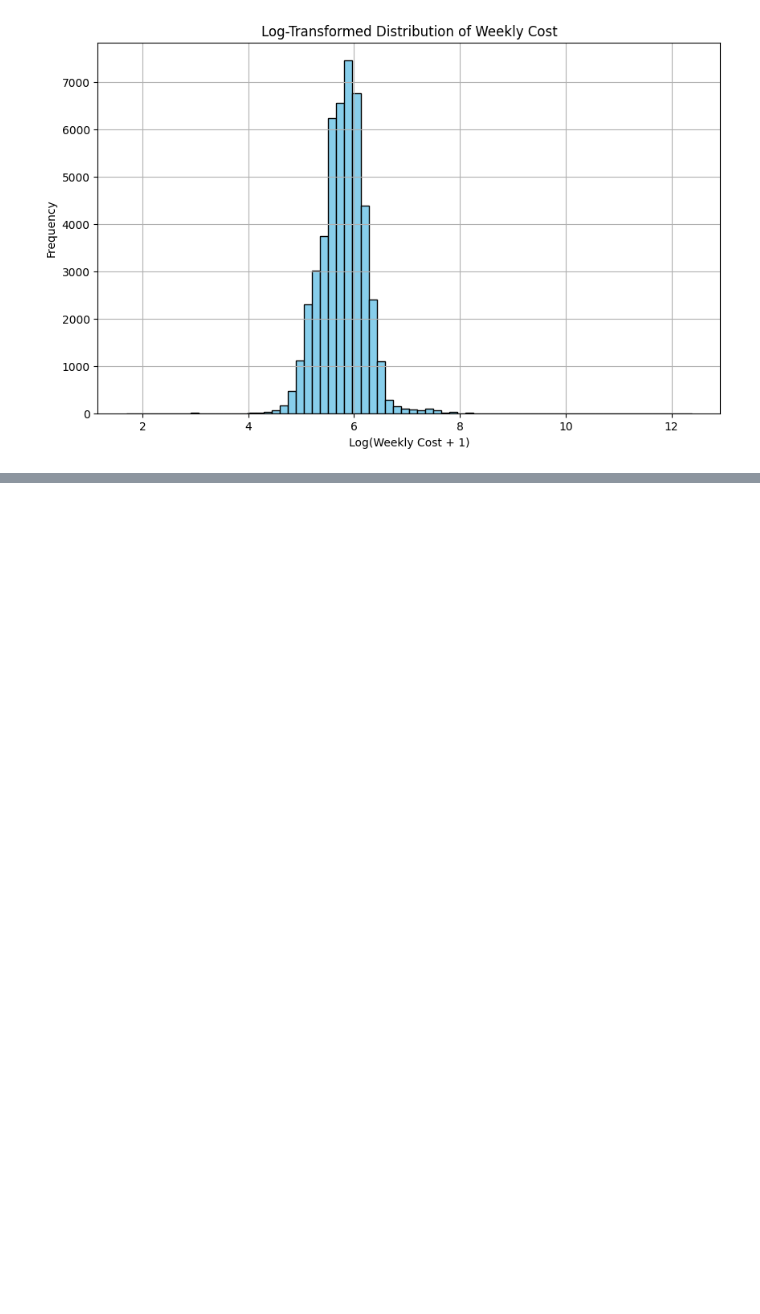
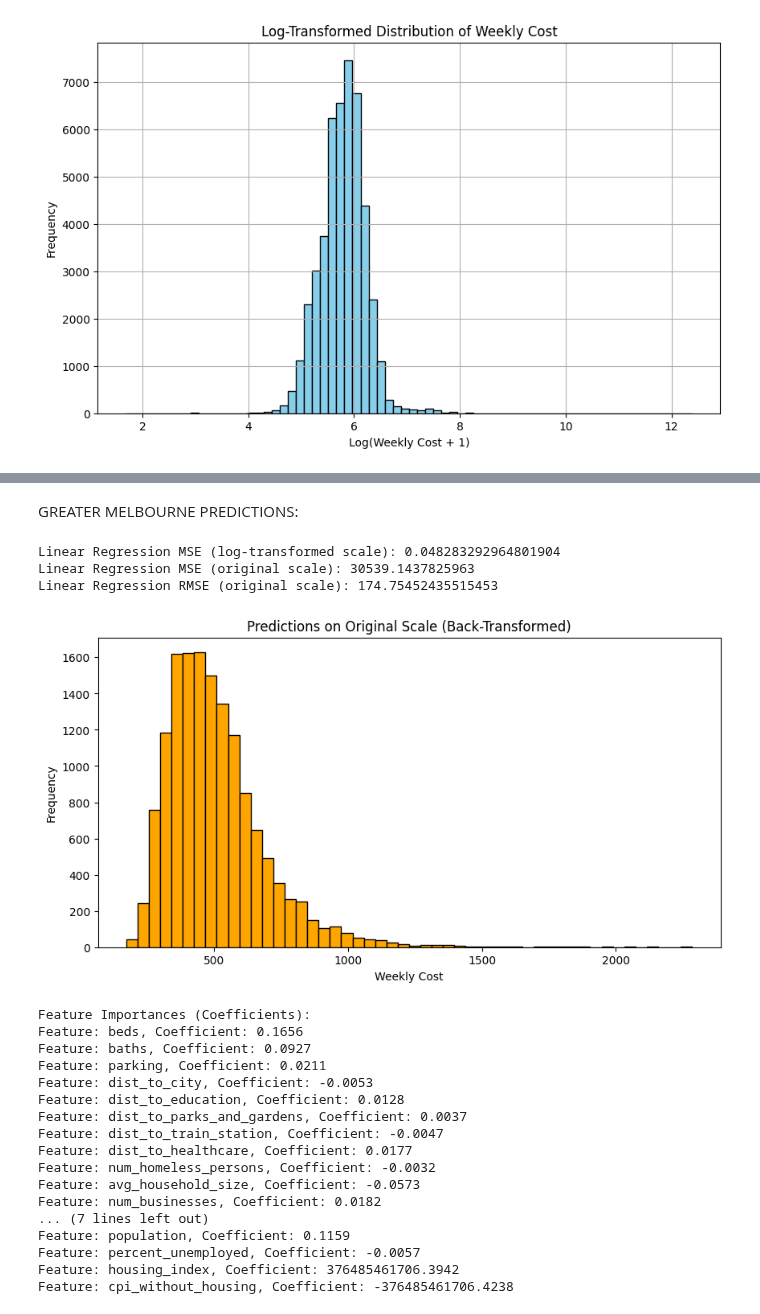
Before and after one commit to MAST30034-AppliedDataScience/project-2-group-real-estate-industry-project-31, a Jupyter notebook: notebooks/modelling_properties.ipynb, the cells around one changed output, grey strips where cells are left out. Cells and saved outputs as stored; diff of their text form; code cells hidden in the pictures; blank space fills up the shorter version.

Commit message:
modelled for greater melb

```diff
--- a/notebooks/modelling_properties.ipynb
+++ b/notebooks/modelling_properties.ipynb
@@ -143,0 +70,76 @@ Feature 21: 0.0172
+# %% [markdown]
+GREATER MELBOURNE PREDICTIONS:
+# %%
+
+# Step 1: Drop NaN values
+greater_melbourne = greater_melbourne.dropna()
+
+# Step 2: Separate features (X) and target variable (y) with log transformation
+X_gm = greater_melbourne.drop(columns=['weekly_cost'])
+y_gm_log = np.log1p(greater_melbourne['weekly_cost'])  # log1p for better handling of small values
+
+# Step 3: Scale the features
+scaler = StandardScaler()
+X_gm_scaled = scaler.fit_transform(X_gm)
+
+# Step 4: Split the dataset into training and testing sets
+X_train_gm, X_test_gm, y_train_gm, y_test_gm = train_test_split(X_gm_scaled, y_gm_log, test_size=0.2, random_state=42)
+
+# Step 5: Train the Linear Regression model
+lr_model = LinearRegression()
+lr_model.fit(X_train_gm, y_train_gm)
+
+# Step 6: Make predictions on the test set (log-transformed)
+y_pred_lr_gm = lr_model.predict(X_test_gm)
+
+# Step 7: Evaluate the model on the log-transformed data (MSE in log scale)
+mse_log = mean_squared_error(y_test_gm, y_pred_lr_gm)
+print('Linear Regression MSE (log-transformed scale):', mse_log)
+
+# Step 8: Back-transform the predictions and true values to the original scale
+y_pred_lr_gm_orig = np.expm1(y_pred_lr_gm)  # Convert predictions back to the original scale
+y_test_gm_orig = np.expm1(y_test_gm)        # Convert true values back to the original scale
+
+# Step 9: Calculate MSE and RMSE on the original scale
+mse_original = mean_squared_error(y_test_gm_orig, y_pred_lr_gm_orig)
+rmse_original = np.sqrt(mse_original)
+print('Linear Regression MSE (original scale):', mse_original)
+print('Linear Regression RMSE (original scale):', rmse_original)
+
+# Step 11: Plot distribution of predictions on original scale (back-transformed)
+plt.figure(figsize=(10,5))
+plt.hist(y_pred_lr_gm_orig, bins=50, color='orange', edgecolor='black')
+plt.title('Predictions on Original Scale (Back-Transformed)')
+plt.xlabel('Weekly Cost')
+plt.ylabel('Frequency')
+plt.show()
+
+# Step 12: Coefficients with feature names
+importance_lr = lr_model.coef_
+feature_names = X_gm.columns
+
+print("\nFeature Importances (Coefficients):")
+for feature, importance in zip(feature_names, importance_lr):
+    print(f'Feature: {feature}, Coefficient: {importance:.4f}')
+# %% [output]
+Linear Regression MSE (log-transformed scale): 0.048283292964801904
+Linear Regression MSE (original scale): 30539.1437825963
+Linear Regression RMSE (original scale): 174.75452435515453
+[figure, added]
+Feature Importances (Coefficients):
+Feature: beds, Coefficient: 0.1656
+Feature: baths, Coefficient: 0.0927
+Feature: parking, Coefficient: 0.0211
+Feature: dist_to_city, Coefficient: -0.0053
+Feature: dist_to_education, Coefficient: 0.0128
+Feature: dist_to_parks_and_gardens, Coefficient: 0.0037
+Feature: dist_to_train_station, Coefficient: -0.0047
+Feature: dist_to_healthcare, Coefficient: 0.0177
+Feature: num_homeless_persons, Coefficient: -0.0032
+Feature: avg_household_size, Coefficient: -0.0573
+Feature: num_businesses, Coefficient: 0.0182
+... (7 lines left out)
+Feature: population, Coefficient: 0.1159
+Feature: percent_unemployed, Coefficient: -0.0057
+Feature: housing_index, Coefficient: 376485461706.3942
+Feature: cpi_without_housing, Coefficient: -376485461706.4238
```
Also changed, not shown: parts of 6 cells of this notebook.
